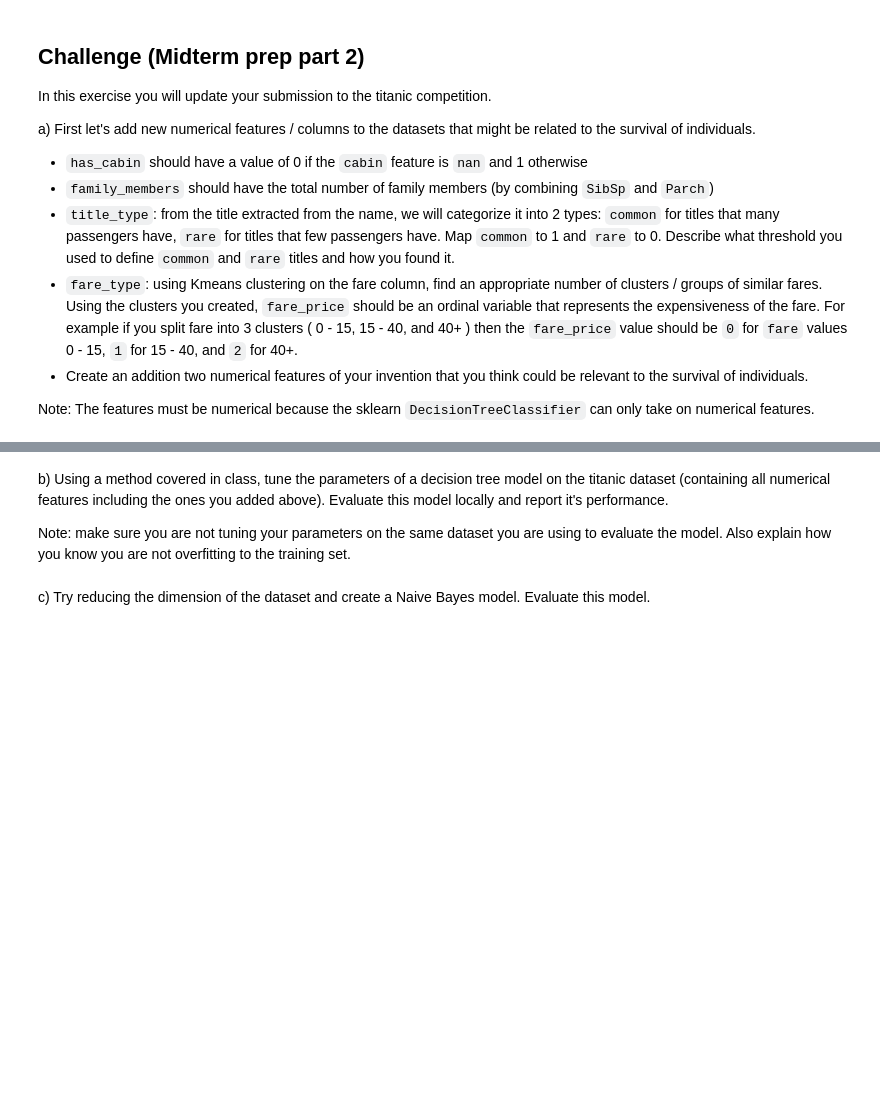
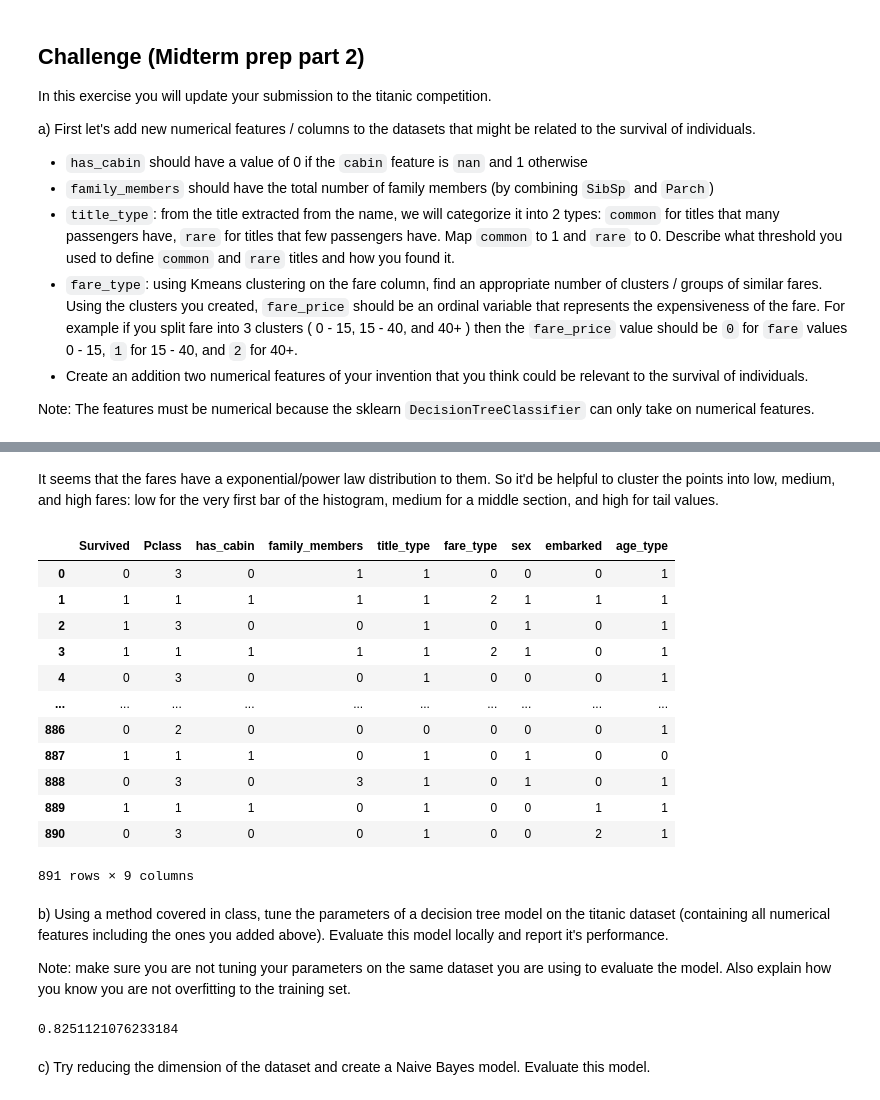
Before and after one commit to TristanLee187/Data-Science-Fundamentals, a Jupyter notebook: lecture_14/worksheet_14.ipynb, the cells around one changed output, grey strips where cells are left out. Drawn from its saved outputs; the diff is of its cells as text; code cells hidden in the pictures; blank space fills up the shorter version.

```diff
--- a/lecture_14/worksheet_14.ipynb
+++ b/lecture_14/worksheet_14.ipynb
@@ -85,0 +193,2 @@ Note: The features must be numerical because the sklearn `DecisionTreeClassifier
+# %% [markdown]
+It seems that the fares have a exponential/power law distribution to them. So it'd be helpful to cluster the points into low, medium, and high fares: low for the very first bar of the histogram, medium for a middle section, and high for tail values.
@@ -86,3 +199,48 @@ Note: The features must be numerical because the sklearn `DecisionTreeClassifier
+# %%
+kmeans_fare_type = KMeans(n_clusters=3).fit(np.array(training_data['Fare']).reshape(-1, 1))
+# %%
+# define the data transformation as a single function
+def data_transform(data):
+    new_data = data.copy()
+    new_data['has_cabin'] = (~data['Cabin'].isna()).astype(int)
+    new_data['family_members'] = data['SibSp'] + data['Parch']
+    new_data['title_type'] = data['Name'].map(lambda x: x.split(', ')[1].split()[0]).isin(['Mr.', 'Miss.', 'Mrs.', 'Master.']).astype(int)
+    new_data['fare_type'] = kmeans_fare_type.predict(np.array(data['Fare']).reshape(-1, 1))
+    # here, we'll define a numerical feature categorically mapping sex to a number
+    new_data['sex'] = data['Sex'].map(lambda x: 0 if x=='male' else 1)
+    # we'll define another numberical feature categorically mapping the embarked location to a number.
+    # we'll cast NaNs to 3 (there are only 2 of them, so they shouldn't affect the model too much)
+    embarked_maping = {'S': 0, 'C': 1, 'Q': 2}
+    new_data['embarked'] = data['Embarked'].map(lambda x: {'S': 0, 'C': 1, 'Q': 2}[x] if x in embarked_maping else 3)
+    # finally, we'll bin the ages into 5 gruops. We'll put NaN values in the bin corresponding to 20-40, since the avg age is around 30.
+    age_bins = [(0,20), (20,40), (40,60), (60,80), (80,100)]
+    def age_to_bin(age):
+        if np.isnan(age):
+            return 1
+        for i in range(len(age_bins)):
+            if age_bins[i][0] <= age < age_bins[i][1]:
+                return i
+    new_data['age_type'] = data['Age'].map(age_to_bin)
+    # drop non numerical columns, as well as SibSp, Parch, Fare, and Age since we covered those in other features
+    new_data.drop(columns = ['Name', 'Sex', 'Ticket', 'Cabin', 'Embarked', 'SibSp', 'Parch', 'Fare', 'Age', 'PassengerId'], inplace=True)
+    return new_data
+
+transformed_training_data = data_transform(training_data)
+transformed_training_data
+# %% [output]
+|  | Survived | Pclass | has_cabin | family_members | title_type | fare_type | sex | embarked | age_type |
+| 0 | 0 | 3 | 0 | 1 | 1 | 0 | 0 | 0 | 1 |
+| 1 | 1 | 1 | 1 | 1 | 1 | 2 | 1 | 1 | 1 |
+| 2 | 1 | 3 | 0 | 0 | 1 | 0 | 1 | 0 | 1 |
+| 3 | 1 | 1 | 1 | 1 | 1 | 2 | 1 | 0 | 1 |
+| 4 | 0 | 3 | 0 | 0 | 1 | 0 | 0 | 0 | 1 |
+| ... | ... | ... | ... | ... | ... | ... | ... | ... | ... |
+| 886 | 0 | 2 | 0 | 0 | 0 | 0 | 0 | 0 | 1 |
+| 887 | 1 | 1 | 1 | 0 | 1 | 0 | 1 | 0 | 0 |
+| 888 | 0 | 3 | 0 | 3 | 1 | 0 | 1 | 0 | 1 |
+| 889 | 1 | 1 | 1 | 0 | 1 | 0 | 0 | 1 | 1 |
+| 890 | 0 | 3 | 0 | 0 | 1 | 0 | 0 | 2 | 1 |
+891 rows × 9 columns
 # %% [markdown]
 b) Using a method covered in class, tune the parameters of a decision tree model on the titanic dataset (containing all numerical features including the ones you added above). Evaluate this model locally and report it's performance.
 
@@ -90,2 +256,8 @@ Note: make sure you are not tuning your parameters on the same dataset you are u
+# %%
+dt_predictions = decision_tree.predict(X_test)
+accuracy = sum(1 if dt_predictions[i]==y_test[i] else 0 for i in range(len(dt_predictions)))/len(dt_predictions)
+accuracy
+# %% [output]
+0.8251121076233184
 # %% [markdown]
 c) Try reducing the dimension of the dataset and create a Naive Bayes model. Evaluate this model.
```
Also changed, not shown: parts of 25 cells of this notebook, 5 other files.
